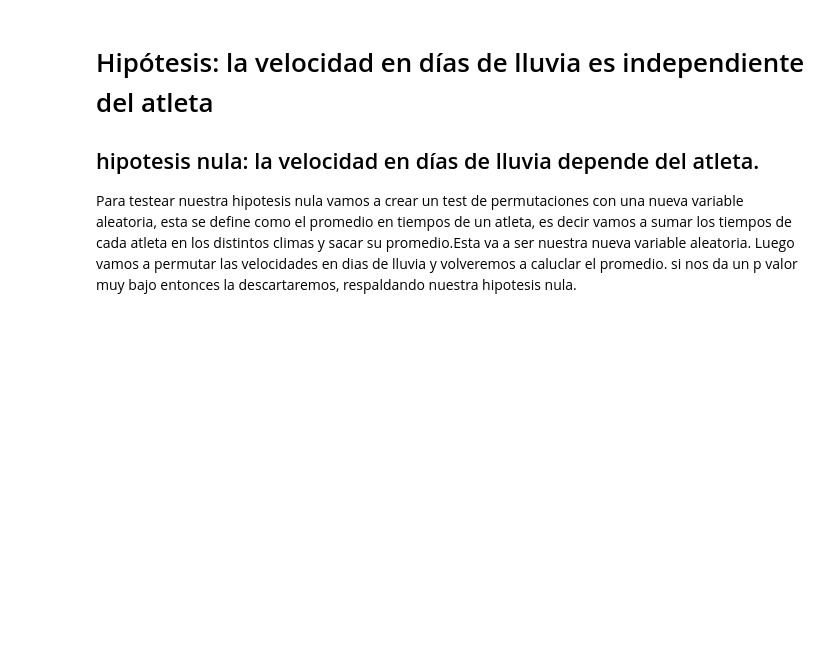
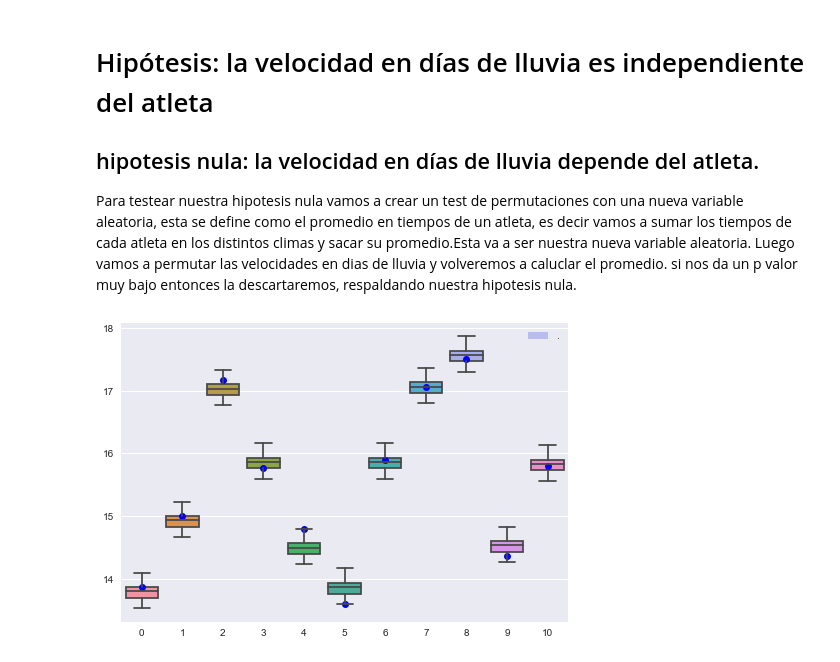
Before and after one commit to FerFrassia/DataScience, a Jupyter notebook: tp1/Untitled.ipynb, the cells around one changed output. Drawn from its saved outputs; the diff is of its cells as text; code cells hidden in the pictures; blank space fills up the shorter version.

```diff
--- a/tp1/Untitled.ipynb
+++ b/tp1/Untitled.ipynb
@@ -285,3 +202,35 @@ A raíz de esto, podemos decir entonces que efectivamente el clima afecta a los
 Para testear nuestra hipotesis nula vamos a crear un test de permutaciones con una nueva variable aleatoria, esta se define como el promedio en tiempos de un atleta, es decir vamos a sumar los tiempos de cada atleta en los distintos climas y sacar su promedio.Esta va a ser nuestra nueva variable aleatoria.
 Luego vamos a permutar las velocidades en dias de lluvia y volveremos a caluclar el promedio.
 si nos da un p valor muy bajo entonces la descartaremos, respaldando nuestra hipotesis nula.
+# %%
+#suma elemento a elemento
+df['tiempo_sol+nublado'] = df['tiempo_sol'] + df['tiempo_nublado']
+
+#paso a lista
+tiempo_sol_nublado = [x for x in df['tiempo_sol+nublado']]
+tiempo_lluvia = [x for x in df['tiempo_lluvia']]
+#promedio x atleta
+tiempo_prom = sumLista(tiempo_sol_nublado, tiempo_lluvia)
+
+#print(tiempo_sol_nublado)
+#print(tiempo_lluvia)
+#print(tiempo_prom)
+#hay un delta x atleta
+delta =[]
+delta.append(tiempo_prom)
+#permuto
+for i in range(15000):
+    random.shuffle(tiempo_lluvia)
+    tiempo_prom = sumLista(tiempo_sol_nublado, tiempo_lluvia)
+    delta.append(tiempo_prom)
+
+dataset = pd.DataFrame(data=delta)
+#print(dataset)
+#print(delta)
+
+tprom = sns.tsplot( tiempo_prom, interpolate=False, color="blue")
+sns.plt.legend([tiempo_prom], labels=["."])
+sns.boxplot( data=dataset)
+plt.show()
+# %% [output]
+[figure, added]
```
Also changed, not shown: parts of 43 cells of this notebook.
